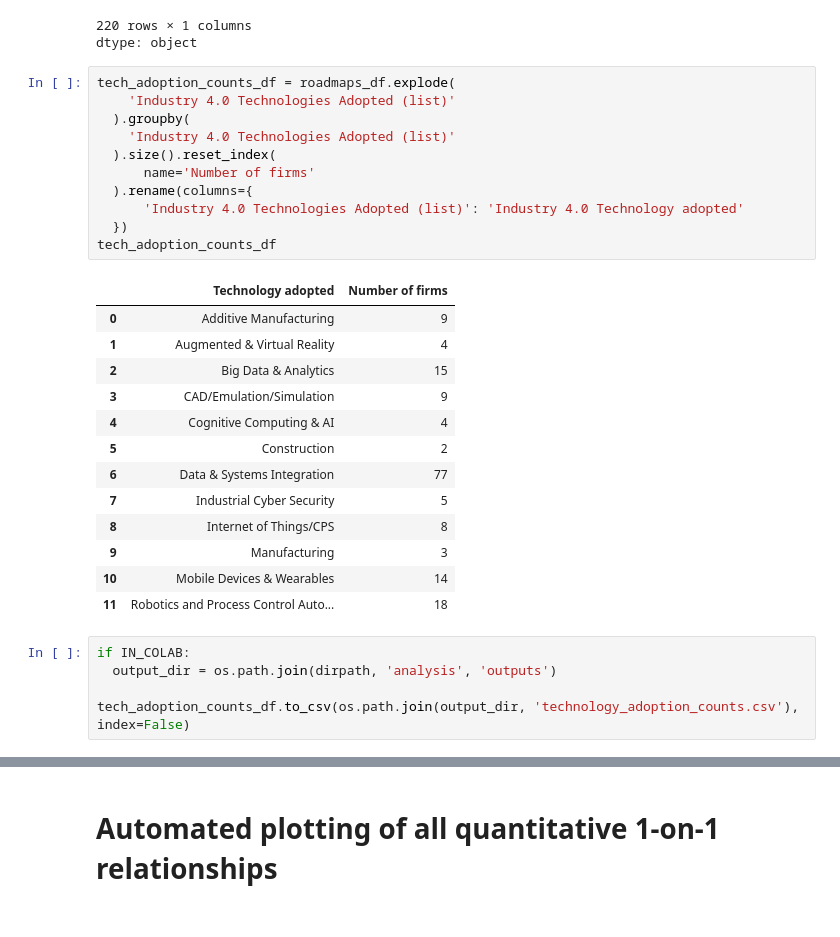
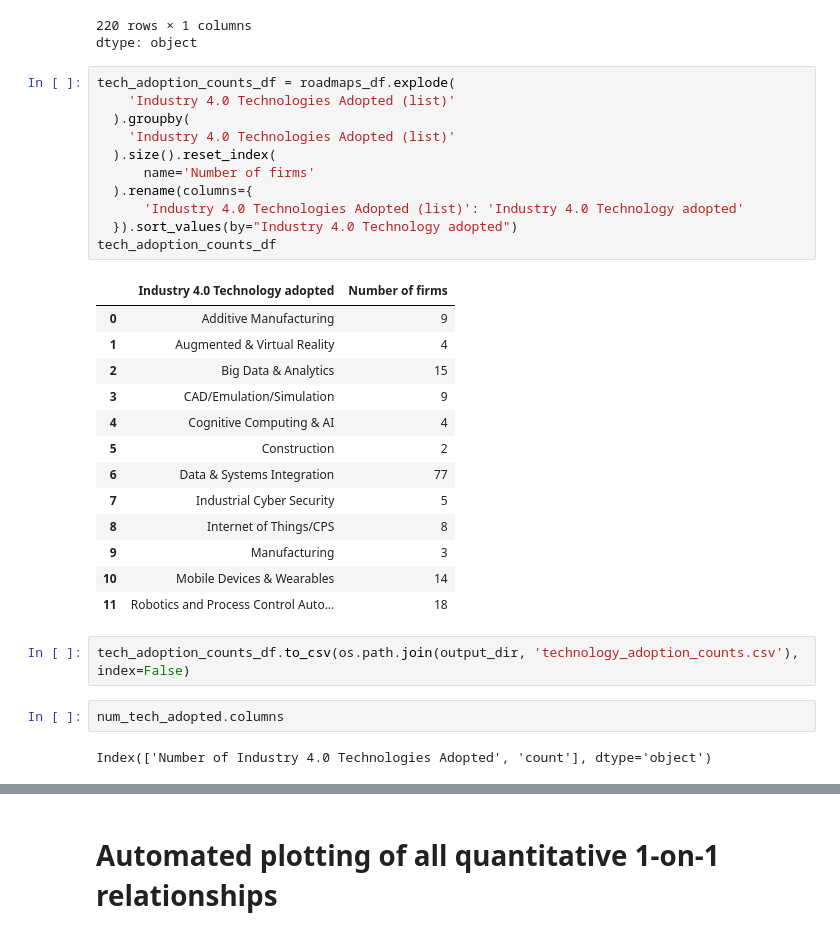
Before and after one commit to roughhawkbit/digi-inno-road-prod, a Jupyter notebook: analysis/2_Distributions_Correlations.ipynb, the cells around one changed output, grey strips where cells are left out. Drawn from its saved outputs; the diff is of its cells as text.

```diff
--- a/analysis/2_Distributions_Correlations.ipynb
+++ b/analysis/2_Distributions_Correlations.ipynb
@@ -576,16 +578,16 @@ dtype: object
 # %%
 tech_adoption_counts_df = roadmaps_df.explode(
     'Industry 4.0 Technologies Adopted (list)'
   ).groupby(
     'Industry 4.0 Technologies Adopted (list)'
   ).size().reset_index(
       name='Number of firms'
   ).rename(columns={
       'Industry 4.0 Technologies Adopted (list)': 'Industry 4.0 Technology adopted'
-  })
+  }).sort_values(by="Industry 4.0 Technology adopted")
 tech_adoption_counts_df
 # %% [output]
-|  | Technology adopted | Number of firms |
+|  | Industry 4.0 Technology adopted | Number of firms |
 | 0 | Additive Manufacturing | 9 |
 | 1 | Augmented & Virtual Reality | 4 |
 | 2 | Big Data & Analytics | 15 |
@@ -599,7 +601,8 @@ tech_adoption_counts_df
 | 10 | Mobile Devices & Wearables | 14 |
 | 11 | Robotics and Process Control Auto... | 18 |
 # %%
-if IN_COLAB:
-  output_dir = os.path.join(dirpath, 'analysis', 'outputs')
-
 tech_adoption_counts_df.to_csv(os.path.join(output_dir, 'technology_adoption_counts.csv'), index=False)
+# %%
+num_tech_adopted.columns
+# %% [output]
+Index(['Number of Industry 4.0 Technologies Adopted', 'count'], dtype='object')
```
Also changed, not shown: parts of 4 cells of this notebook.
